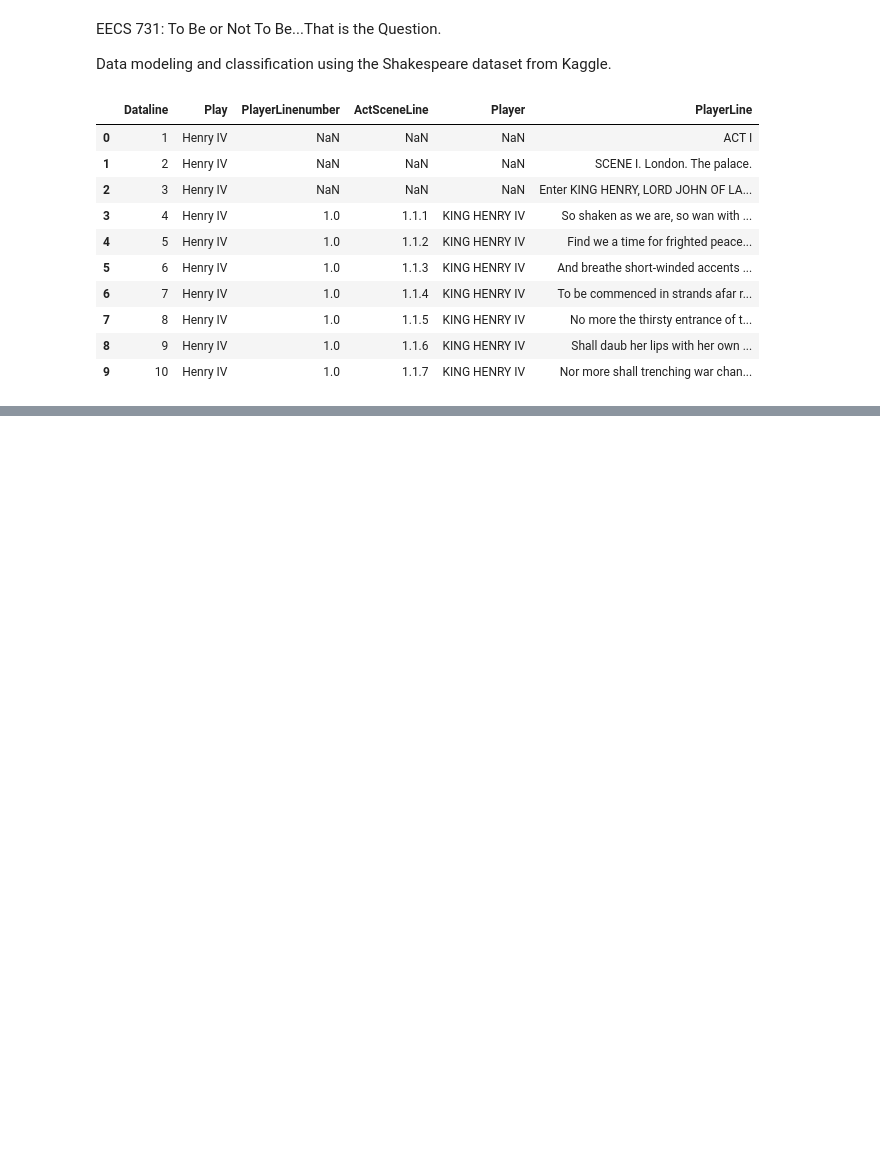
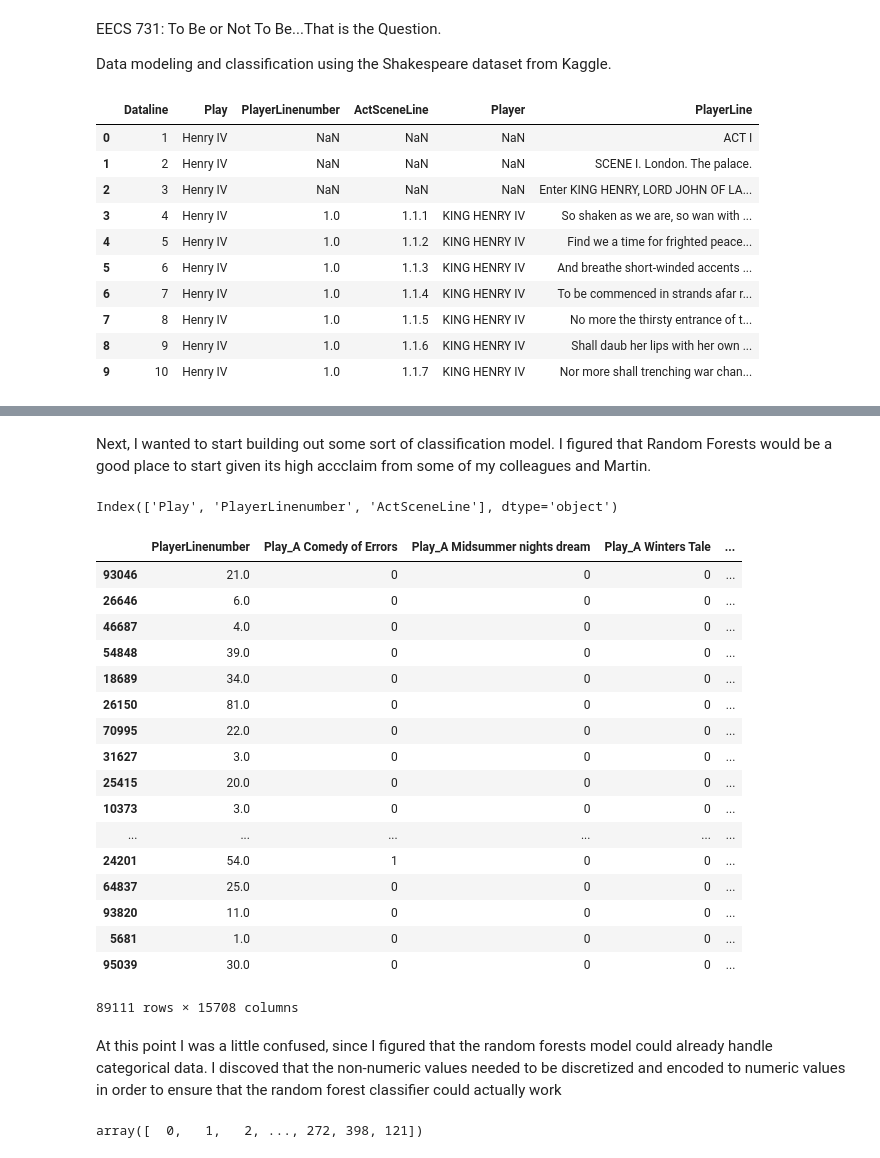
Before and after one commit to patrickcanny/tobeornottobe, a Jupyter notebook: notebooks/Shakespeare Player Classification.ipynb, the cells around one changed output, grey strips where cells are left out. Saved outputs shown, nothing was run; the diff lists cells and outputs as text; code cells hidden in the pictures; blank space fills up the shorter version.

```diff
--- a/notebooks/Shakespeare Player Classification.ipynb
+++ b/notebooks/Shakespeare Player Classification.ipynb
@@ -24,0 +62,19 @@ shakes.head(10)
+# %%
+# Take random samples from the dataset using 'sample' and preserve
+# state with 'random_state'
+# Unfortunately, I don't believe that this is a partition.
+training = shakes_t.sample(frac=0.8, random_state=1)
+testing = shakes_t.sample(frac=0.1, random_state=1)
+validation = shakes_t.sample(frac=0.1, random_state=1)
+# %%
+# Refactor dataframes so that the decision, Player, is the final col
+training = training[['Play', 'PlayerLinenumber', 'ActSceneLine', 'Player']]
+testing = testing[['Play', 'PlayerLinenumber', 'ActSceneLine', 'Player']]
+validation = validation[['Play', 'PlayerLinenumber', 'ActSceneLine', 'Player']]
+
+# Save new dataframes
+training.to_csv('../data/processed/training.csv', compression='gzip')
+testing.to_csv('../data/processed/testing.csv', compression='gzip')
+validation.to_csv('../data/processed/validation.csv', compression='gzip')
+# %% [markdown]
+Next, I wanted to start building out some sort of classification model. I figured that Random Forests would be a good place to start given its high accclaim from some of my colleagues and Martin.
@@ -24,0 +85,38 @@ shakes.head(10)
+# %%
+# Establish Features and Decision.
+# Decision is Player
+# Features are every other meaningful column
+features = training.columns[:3]
+features
+# %% [output]
+Index(['Play', 'PlayerLinenumber', 'ActSceneLine'], dtype='object')
+# %%
+ohe = pd.get_dummies(training)
+ohe
+# %% [output]
+|  | PlayerLinenumber | Play_A Comedy of Errors | Play_A Midsummer nights dream | Play_A Winters Tale | ... |
+| 93046 | 21.0 | 0 | 0 | 0 | ... |
+| 26646 | 6.0 | 0 | 0 | 0 | ... |
+| 46687 | 4.0 | 0 | 0 | 0 | ... |
+| 54848 | 39.0 | 0 | 0 | 0 | ... |
+| 18689 | 34.0 | 0 | 0 | 0 | ... |
+| 26150 | 81.0 | 0 | 0 | 0 | ... |
+| 70995 | 22.0 | 0 | 0 | 0 | ... |
+| 31627 | 3.0 | 0 | 0 | 0 | ... |
+| 25415 | 20.0 | 0 | 0 | 0 | ... |
+| 10373 | 3.0 | 0 | 0 | 0 | ... |
+| ... | ... | ... | ... | ... | ... |
+| 24201 | 54.0 | 1 | 0 | 0 | ... |
+| 64837 | 25.0 | 0 | 0 | 0 | ... |
+| 93820 | 11.0 | 0 | 0 | 0 | ... |
+| 5681 | 1.0 | 0 | 0 | 0 | ... |
+| 95039 | 30.0 | 0 | 0 | 0 | ... |
+89111 rows × 15708 columns
+# %% [markdown]
+At this point I was a little confused, since I figured that the random forests model could already handle categorical data. I discoved that the non-numeric values needed to be discretized and encoded to numeric values in order to ensure that the random forest classifier could actually work
+# %%
+# Next, establish decision.
+D = pd.factorize(ohe['Player'])[0]
+D
+# %% [output]
+array([  0,   1,   2, ..., 272, 398, 121])
```
Also changed, not shown: parts of 6 cells of this notebook.
